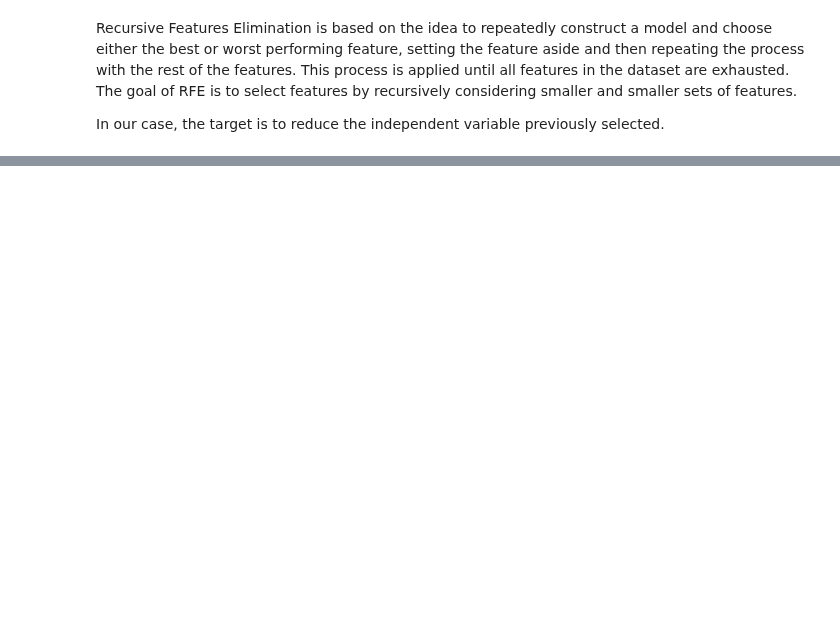
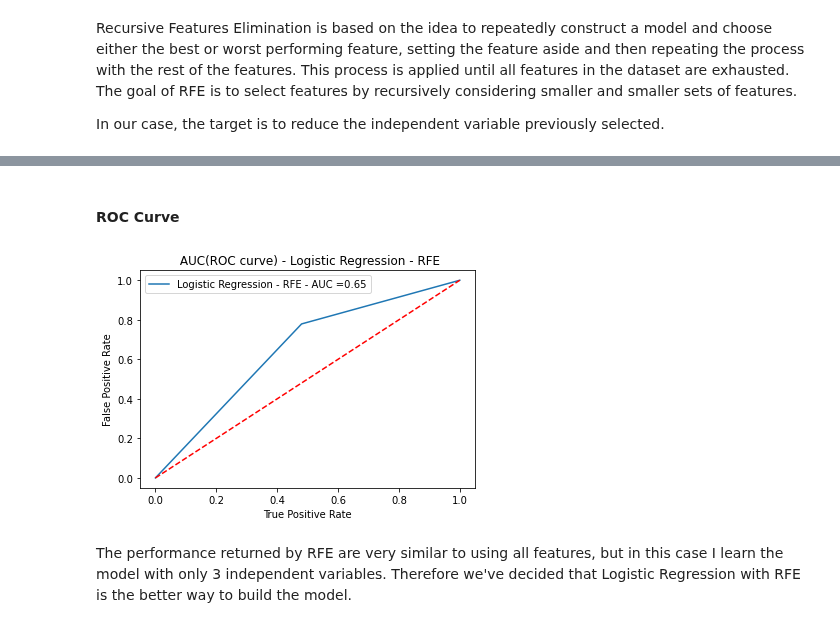
Before and after one commit to gaetanoantonicchio/DataMining-2, a Jupyter notebook: src/Module 2/Logistic Regression/Logistic-Regression_Song-Emotions.ipynb, the cells around one changed output, grey strips where cells are left out. Cells and saved outputs as stored; diff of their text form; code cells hidden in the pictures; blank space fills up the shorter version.

```diff
--- a/src/Module 2/Logistic Regression/Logistic-Regression_Song-Emotions.ipynb
+++ b/src/Module 2/Logistic Regression/Logistic-Regression_Song-Emotions.ipynb
@@ -406,0 +475,8 @@ In our case, the target is to reduce the independent variable previously selecte
+# %% [markdown]
+#### ROC Curve
+# %%
+plot_roc_curve(y_test, y_pred, 'Logistic Regression - RFE')
+# %% [output]
+[figure, added]
+# %% [markdown]
+The performance returned by RFE are very similar to using all features, but in this case I learn the model with only 3 independent variables. Therefore we've decided that Logistic Regression with RFE is the better way to build the model.
```
Also changed, not shown: parts of 21 cells of this notebook.
